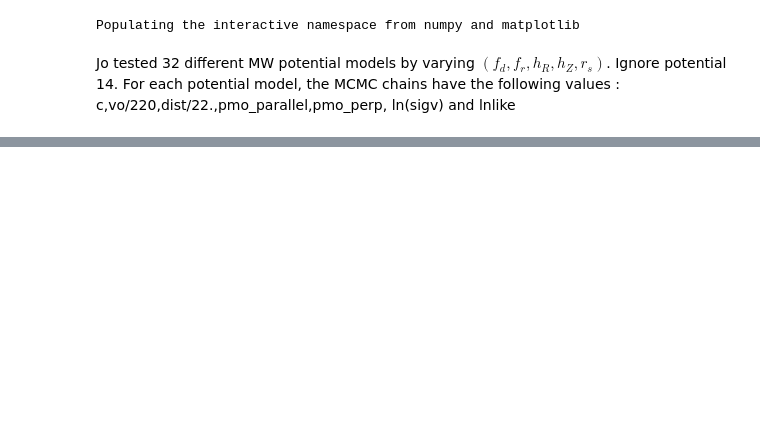
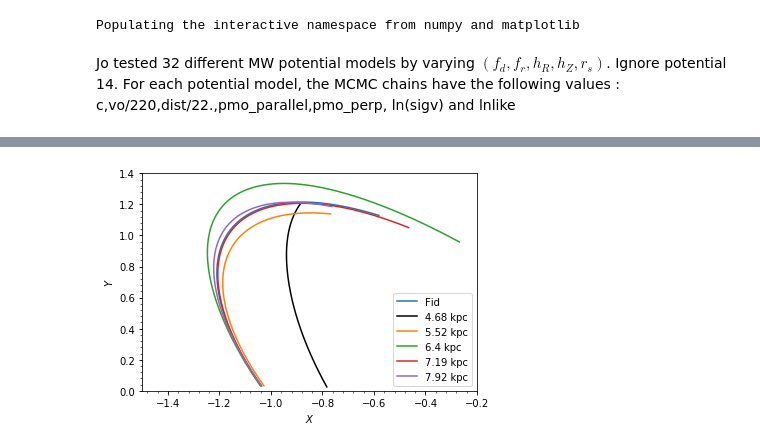
Before and after one commit to nbanik/Baryonic-effects-on-Pal5, a Jupyter notebook: orbitfit_Pal5.ipynb, the cells around one changed output, grey strips where cells are left out. Drawn from its saved outputs; the diff is of its cells as text; code cells hidden in the pictures; blank space fills up the shorter version.

```diff
--- a/orbitfit_Pal5.ipynb
+++ b/orbitfit_Pal5.ipynb
@@ -138,0 +277,11 @@ plt.show()
+# %%
+sdf.plotTrack(d1='x',d2='y',xrange=[-1.5,-0.2],yrange=[0.,1.4],label='Fid')
+sdf0.plotTrack(overplot=True,c='k',d1='x',d2='y',label='4.68 kpc')
+sdf1.plotTrack(overplot=True,d1='x',d2='y',label='5.52 kpc')
+sdf2.plotTrack(overplot=True,d1='x',d2='y',label='6.4 kpc')
+sdf3.plotTrack(overplot=True,d1='x',d2='y',label='7.19 kpc')
+sdf4.plotTrack(overplot=True,d1='x',d2='y',label='7.92 kpc')
+plt.legend(loc='lower right')
+plt.savefig('track_xy.pdf')
+# %% [output]
+[figure, added]
```
Also changed, not shown: parts of 10 cells of this notebook, 3 other files.
